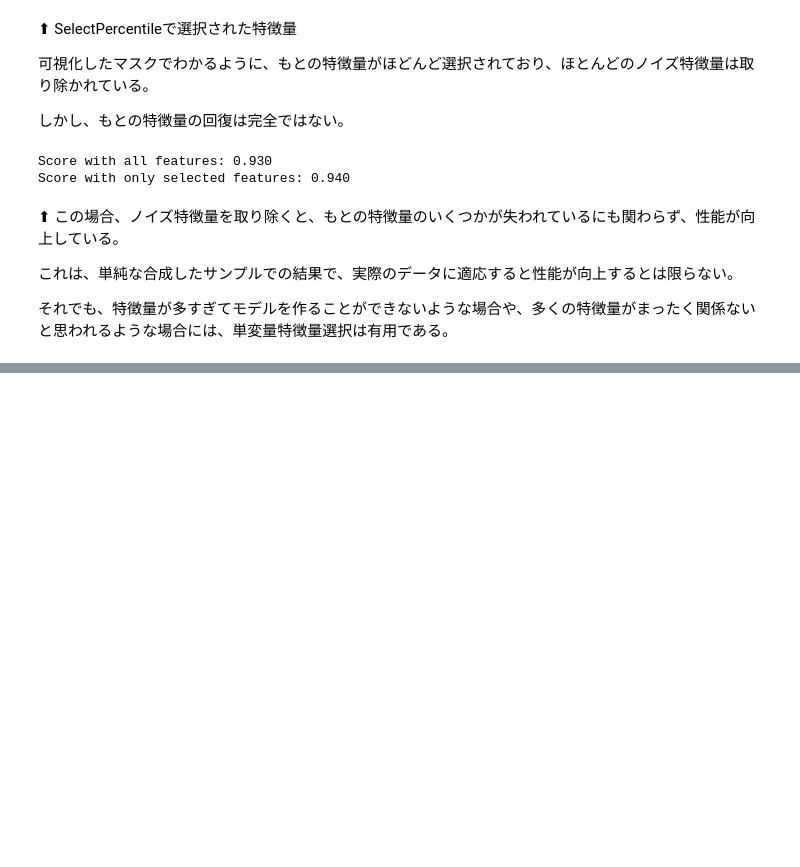
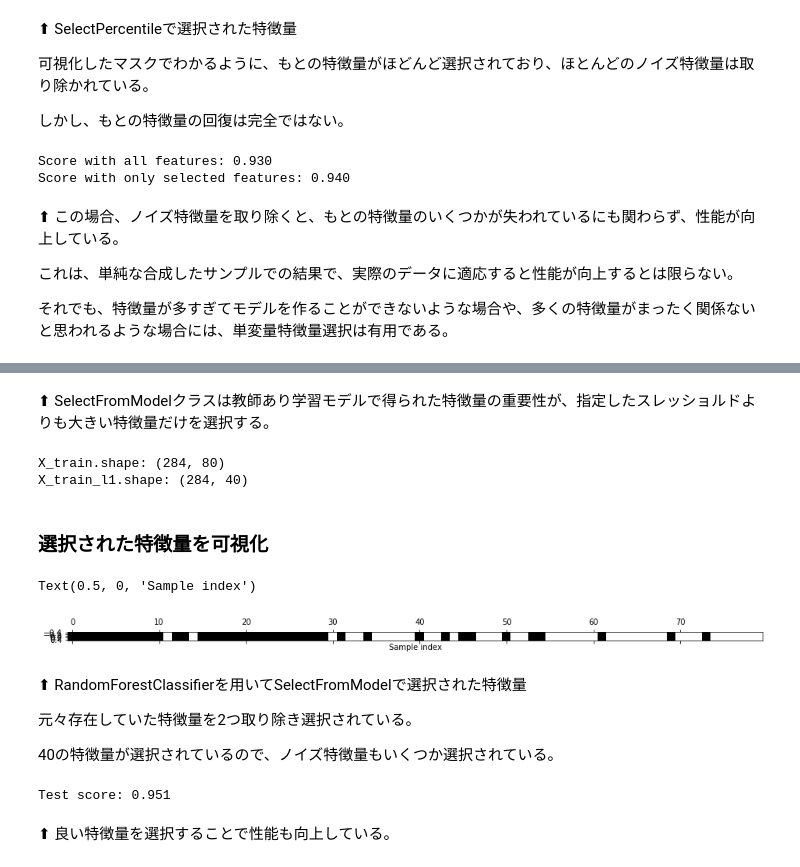
Before and after one commit to HokutoMorita/machine-learning, a Jupyter notebook: ex_feature_engineering/hands_on_feature_engineering/feature_engineering.ipynb, the cells around one changed output, grey strips where cells are left out. Saved outputs shown, nothing was run; the diff lists cells and outputs as text; code cells hidden in the pictures; blank space fills up the shorter version.

Commit message:
ex lg = LogisticRegression()

```diff
--- a/ex_feature_engineering/hands_on_feature_engineering/feature_engineering.ipynb
+++ b/ex_feature_engineering/hands_on_feature_engineering/feature_engineering.ipynb
@@ -337,0 +353,40 @@ Score with only selected features: 0.940
+# %%
+select = SelectFromModel(RandomForestClassifier(n_estimators=100, random_state=42), threshold="median")
+# %% [markdown]
+⬆︎ SelectFromModelクラスは教師あり学習モデルで得られた特徴量の重要性が、指定したスレッショルドよりも大きい特徴量だけを選択する。
+# %%
+select.fit(X3_train, y3_train)
+X_train_l1 = select.transform(X3_train)
+print("X_train.shape: {}".format(X3_train.shape))
+print("X_train_l1.shape: {}".format(X_train_l1.shape))
+# %% [output]
+X_train.shape: (284, 80)
+X_train_l1.shape: (284, 40)
+# %% [markdown]
+### 選択された特徴量を可視化
+# %%
+mask = select.get_support()
+
+# マスクを可視化する --黒が真、白が偽
+plt.matshow(mask.reshape(1, -1), cmap='gray_r')
+plt.xlabel("Sample index")
+# %% [output]
+Text(0.5, 0, 'Sample index')
+[figure, added]
+# %% [markdown]
+⬆︎ RandomForestClassifierを用いてSelectFromModelで選択された特徴量
+
+元々存在していた特徴量を2つ取り除き選択されている。
+
+40の特徴量が選択されているので、ノイズ特徴量もいくつか選択されている。
+# %%
+X_test_l1 = select.transform(X3_test)
+lg = LogisticRegression()
+lg.fit(X_train_l1, y3_train)
+score = lg.score(X_test_l1, y3_test)
+
+print("Test score: {:.3f}".format(score))
+# %% [output]
+Test score: 0.951
+# %% [markdown]
+⬆︎ 良い特徴量を選択することで性能も向上している。
```
Also changed, not shown: parts of 11 cells of this notebook.
